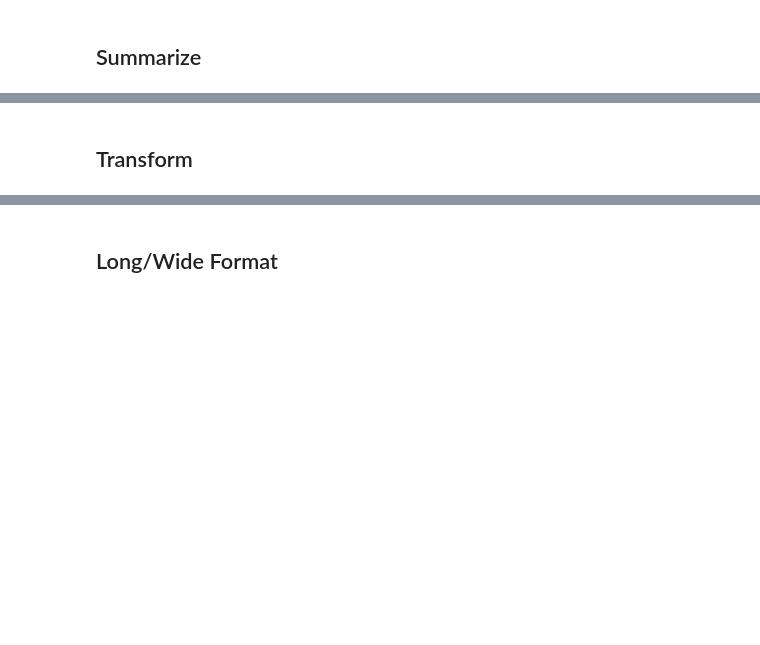
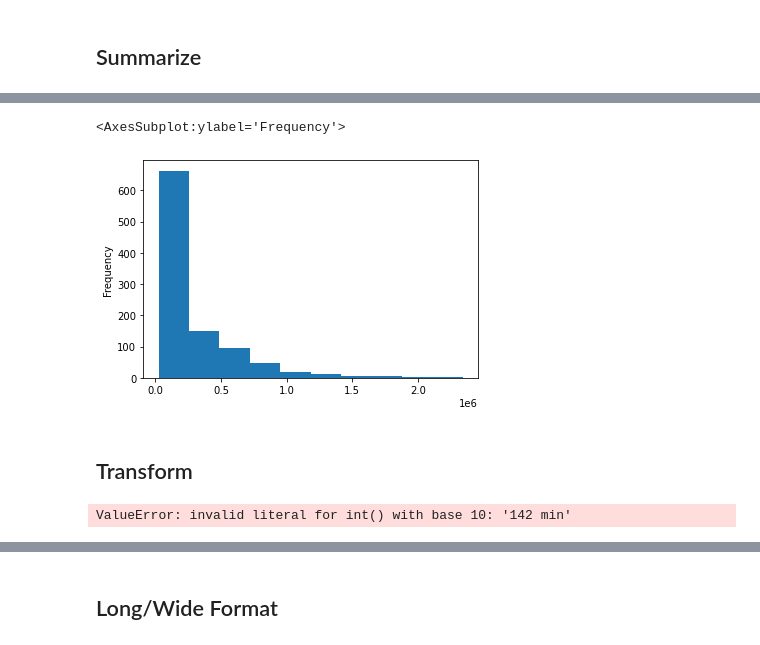
Before and after one commit to Gauss-PWr/DIY, a Jupyter notebook: III. Pandas/Pandas.ipynb, the cells around one changed output, grey strips where cells are left out. Drawn from its saved outputs; the diff is of its cells as text; code cells hidden in the pictures; blank space fills up the shorter version.

```diff
--- a/III. Pandas/Pandas.ipynb
+++ b/III. Pandas/Pandas.ipynb
@@ -14,3 +68,6 @@ import pandas as pd
 [Input/Output in Pandas](https://pandas.pydata.org/docs/reference/io.html)
 # %%
 import os
+
+imdb = pd.read_csv(os.path.join('data', 'imdb.csv'))
+imdb
@@ -27,4 +293,13 @@ NameError: name 'df' is not defined
+# %%
+imdb.No_of_Votes.plot(kind='hist')
+# %% [output]
+<AxesSubplot:ylabel='Frequency'>
+[figure, added]
 # %% [markdown]
 ## Transform
+# %%
+imdb.Runtime.astype(int)
+# %% [output]
+ValueError: invalid literal for int() with base 10: '142 min'
 # %%
 import numpy as np
```
Also changed, not shown: parts of 52 cells of this notebook, 21 other files.
